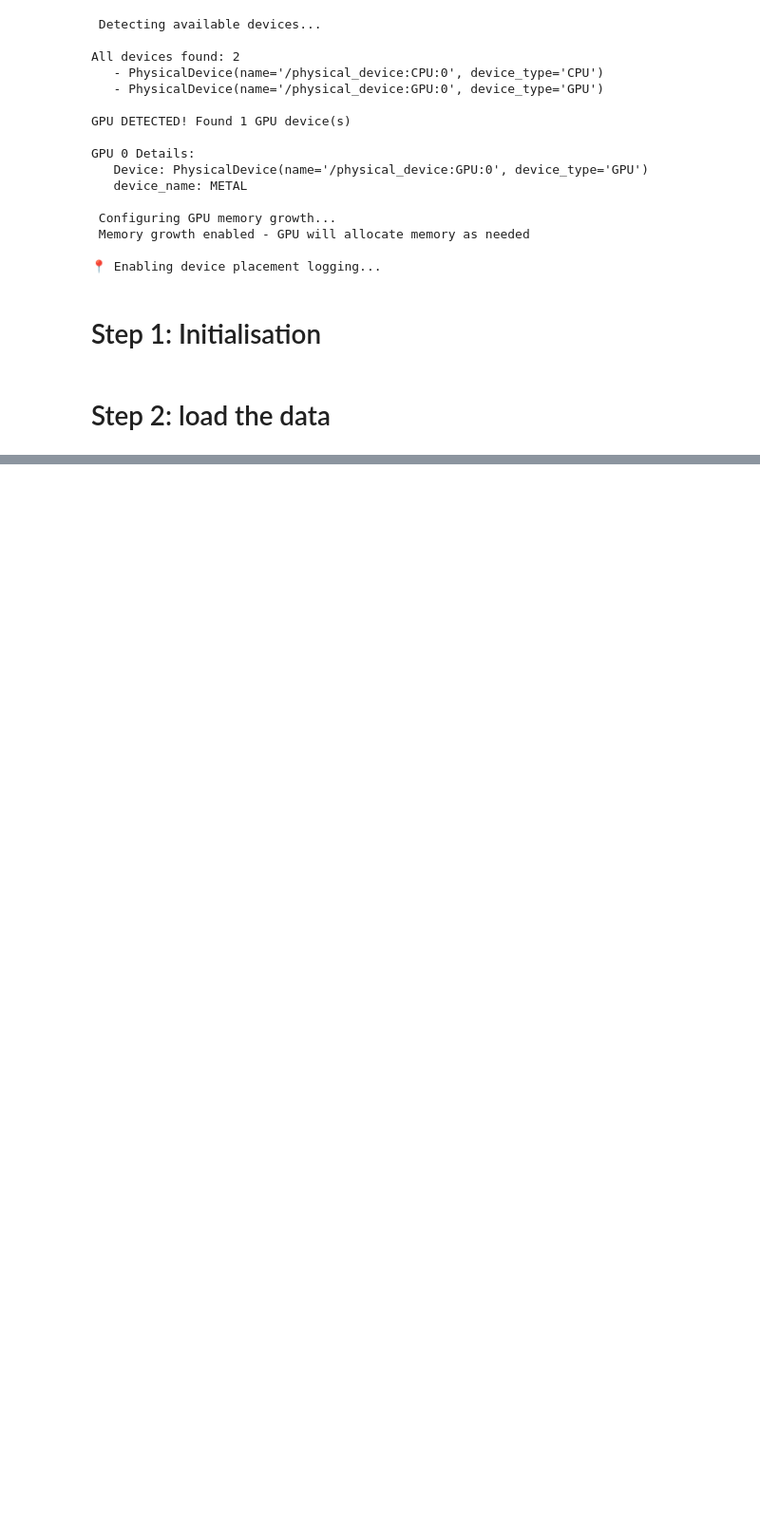
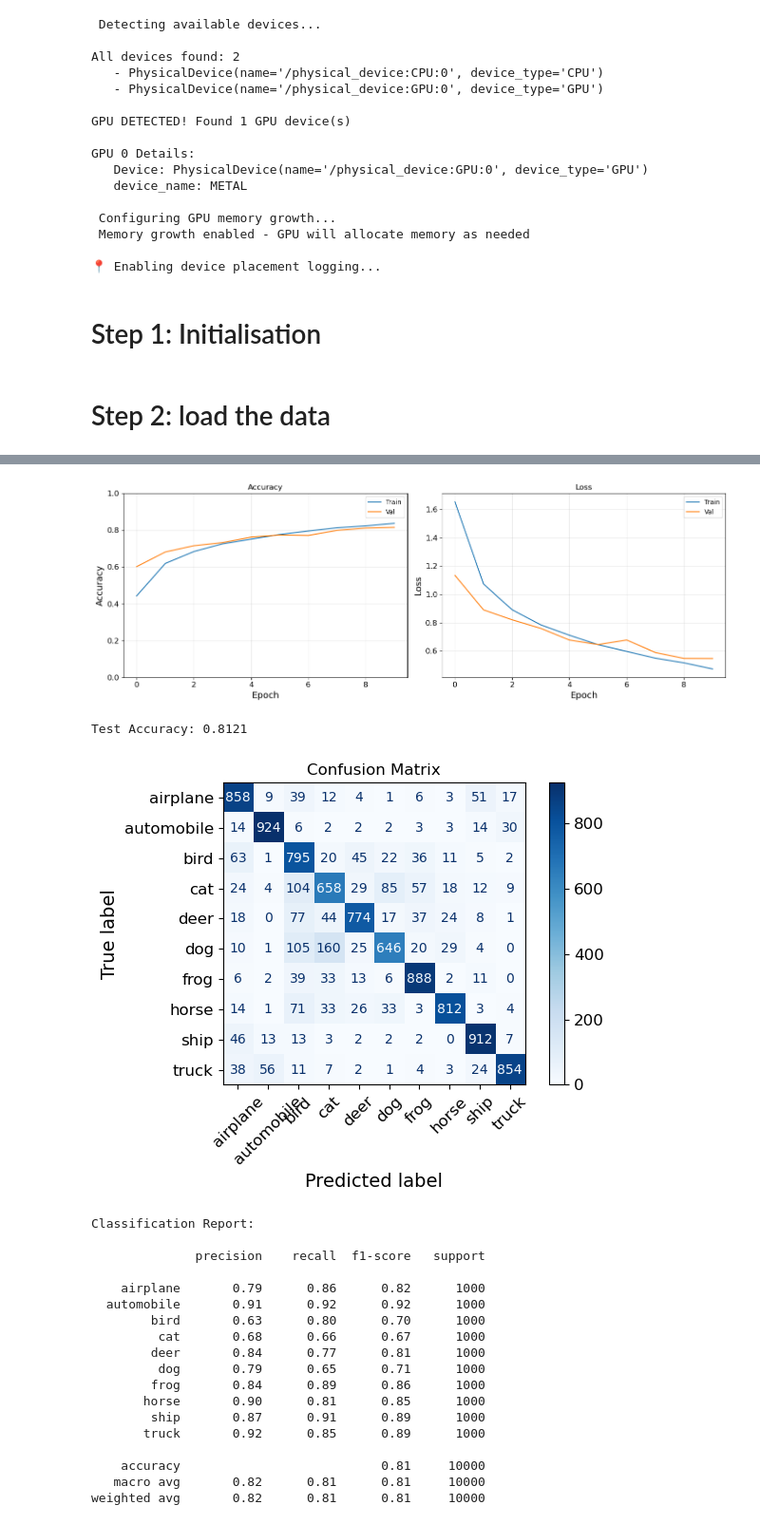
Before and after one commit to elfreyer/project_module_2, a Jupyter notebook: cifar10_CNN.ipynb, the cells around one changed output, grey strips where cells are left out. Shown at 95% size. Cells and saved outputs as stored; diff of their text form; code cells hidden in the pictures; blank space fills up the shorter version.

```diff
--- a/cifar10_CNN.ipynb
+++ b/cifar10_CNN.ipynb
@@ -588,0 +575,13 @@ model.save("cifar10_cutmix_mixup_model_2.keras")
+# %%
+# Get and train model "medium"
+model_medium = create_model("medium")
+opt = tf.keras.optimizers.Adam()
+model_medium.compile(
+    loss="categorical_crossentropy",
+    optimizer=opt,
+    metrics=['accuracy']
+)
+
+model_medium.summary()
+
+history_medium = model_medium.fit(train_ds, epochs=15, validation_data=val_ds)
@@ -588,0 +622,25 @@ model.save("cifar10_cutmix_mixup_model_2.keras")
+# %%
+plot_result(history_medium)
+evaluate_and_report(model_medium, X_test, y_test, class_names=classNames)
+# %% [output]
+[figure, added]
+Test Accuracy: 0.8121
+[figure, added]
+Classification Report:
+
+              precision    recall  f1-score   support
+
+    airplane       0.79      0.86      0.82      1000
+  automobile       0.91      0.92      0.92      1000
+        bird       0.63      0.80      0.70      1000
+         cat       0.68      0.66      0.67      1000
+        deer       0.84      0.77      0.81      1000
+         dog       0.79      0.65      0.71      1000
+        frog       0.84      0.89      0.86      1000
+       horse       0.90      0.81      0.85      1000
+        ship       0.87      0.91      0.89      1000
+       truck       0.92      0.85      0.89      1000
+
+    accuracy                           0.81     10000
+   macro avg       0.82      0.81      0.81     10000
+weighted avg       0.82      0.81      0.81     10000
```
Also changed, not shown: parts of 69 cells of this notebook.
